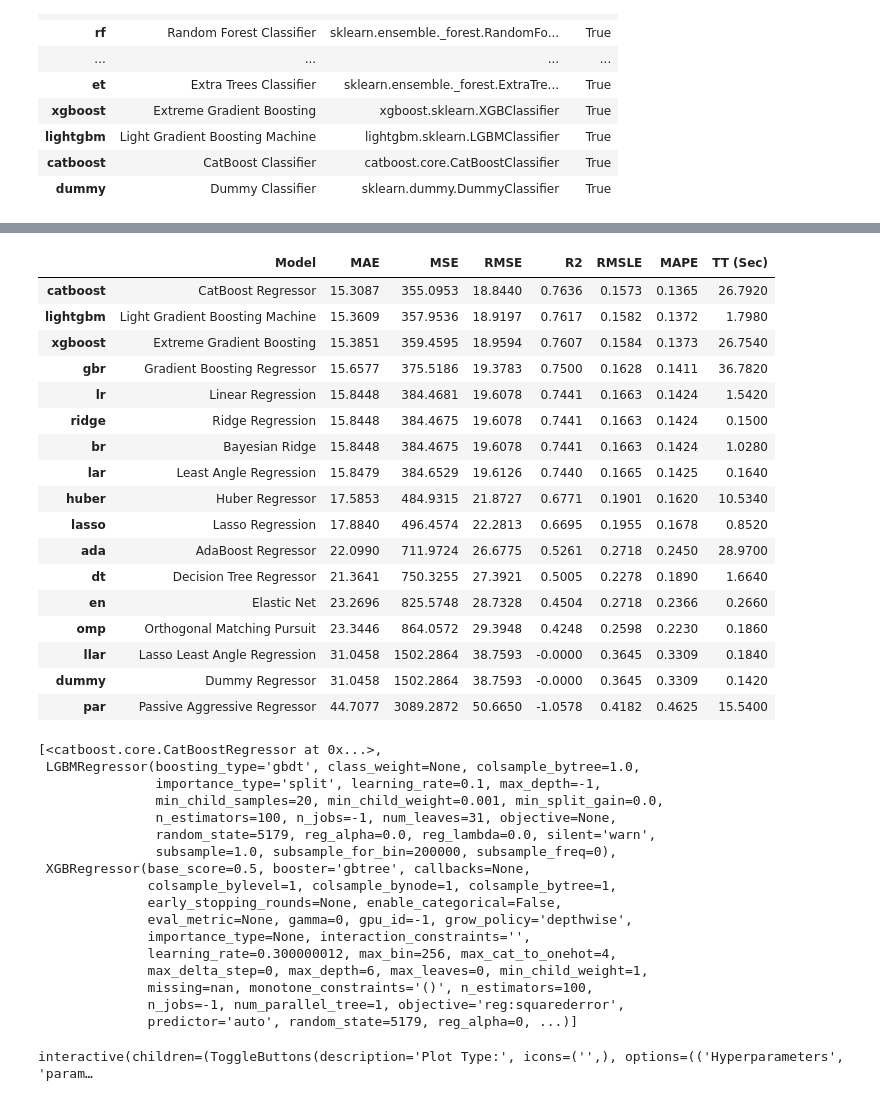
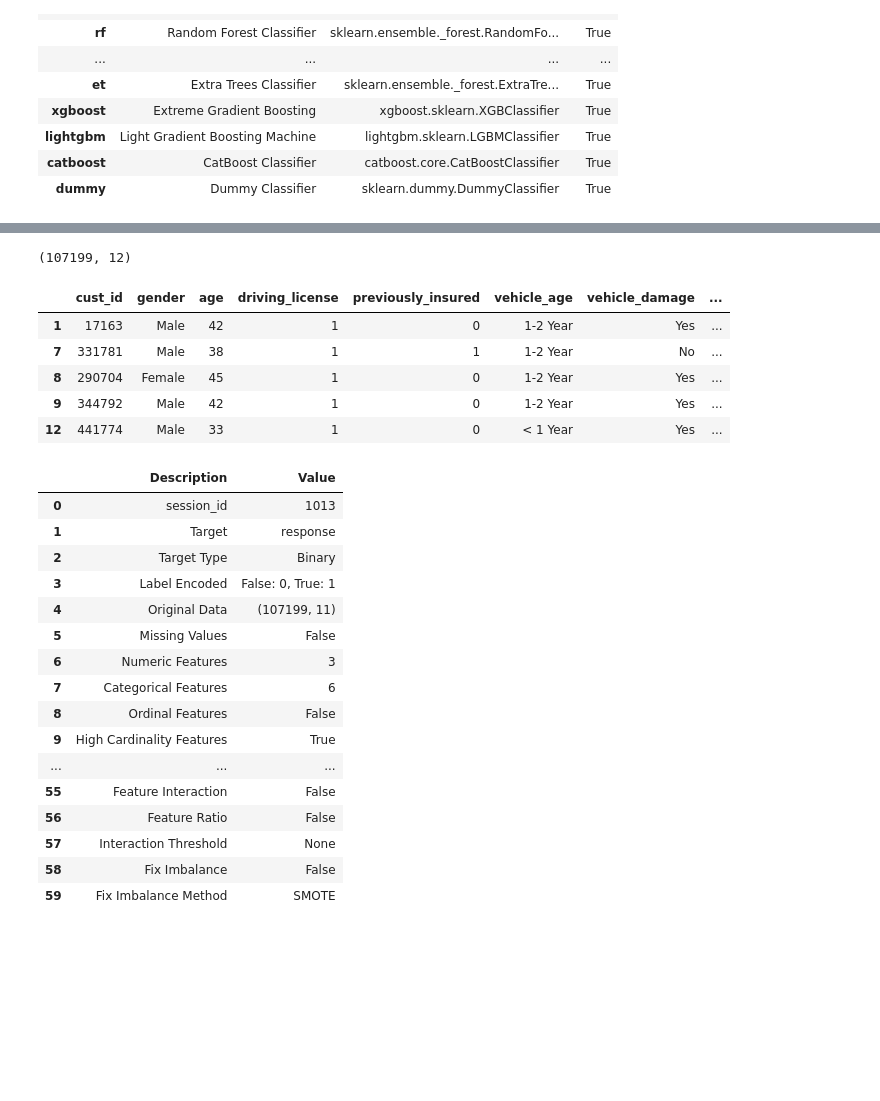
Before and after one commit to gsundeep-tech/churn-prediction, a Jupyter notebook: notebooks/pycaret analysis.ipynb, the cells around one changed output, grey strips where cells are left out. Drawn from its saved outputs; the diff is of its cells as text; code cells hidden in the pictures; blank space fills up the shorter version.

```diff
--- a/notebooks/pycaret analysis.ipynb
+++ b/notebooks/pycaret analysis.ipynb
@@ -152,45 +113,39 @@ reg1 = setup(data=train_data, target='salary', ignore_features=['jobId'], high_c
+# %%
+train_data_28 = train_data.loc[train_data['region_code'] == '28.0']
+# %%
+train_data_28.shape
+# %% [output]
+(107199, 12)
+# %%
+train_data_28 = train_data_28.loc[:, train_data_28.columns!='region_code']
+# %%
+train_data_28.head()
+# %% [output]
+|  | cust_id | gender | age | driving_license | previously_insured | vehicle_age | vehicle_damage | ... |
+| 1 | 17163 | Male | 42 | 1 | 0 | 1-2 Year | Yes | ... |
+| 7 | 331781 | Male | 38 | 1 | 1 | 1-2 Year | No | ... |
+| 8 | 290704 | Female | 45 | 1 | 0 | 1-2 Year | Yes | ... |
+| 9 | 344792 | Male | 42 | 1 | 0 | 1-2 Year | Yes | ... |
+| 12 | 441774 | Male | 33 | 1 | 0 | < 1 Year | Yes | ... |
 # %%
-best1 = compare_models(n_select=3, fold=5, exclude = ['rf', 'et', 'knn'])
+clf = setup(data=train_data_28, target='response', ignore_features=['cust_id'],
+            categorical_features=['gender', 'driving_license', 'previously_insured', 'vehicle_age', 'vehicle_damage'],
+            high_cardinality_features=['policy_sales_channel'], experiment_name='churn1')
 # %% [output]
-|  | Model | MAE | MSE | RMSE | R2 | RMSLE | MAPE | TT (Sec) |
-| catboost | CatBoost Regressor | 15.3087 | 355.0953 | 18.8440 | 0.7636 | 0.1573 | 0.1365 | 26.7920 |
-| lightgbm | Light Gradient Boosting Machine | 15.3609 | 357.9536 | 18.9197 | 0.7617 | 0.1582 | 0.1372 | 1.7980 |
-| xgboost | Extreme Gradient Boosting | 15.3851 | 359.4595 | 18.9594 | 0.7607 | 0.1584 | 0.1373 | 26.7540 |
-| gbr | Gradient Boosting Regressor | 15.6577 | 375.5186 | 19.3783 | 0.7500 | 0.1628 | 0.1411 | 36.7820 |
-| lr | Linear Regression | 15.8448 | 384.4681 | 19.6078 | 0.7441 | 0.1663 | 0.1424 | 1.5420 |
-| ridge | Ridge Regression | 15.8448 | 384.4675 | 19.6078 | 0.7441 | 0.1663 | 0.1424 | 0.1500 |
-| br | Bayesian Ridge | 15.8448 | 384.4675 | 19.6078 | 0.7441 | 0.1663 | 0.1424 | 1.0280 |
-| lar | Least Angle Regression | 15.8479 | 384.6529 | 19.6126 | 0.7440 | 0.1665 | 0.1425 | 0.1640 |
-| huber | Huber Regressor | 17.5853 | 484.9315 | 21.8727 | 0.6771 | 0.1901 | 0.1620 | 10.5340 |
-| lasso | Lasso Regression | 17.8840 | 496.4574 | 22.2813 | 0.6695 | 0.1955 | 0.1678 | 0.8520 |
-| ada | AdaBoost Regressor | 22.0990 | 711.9724 | 26.6775 | 0.5261 | 0.2718 | 0.2450 | 28.9700 |
-| dt | Decision Tree Regressor | 21.3641 | 750.3255 | 27.3921 | 0.5005 | 0.2278 | 0.1890 | 1.6640 |
-| en | Elastic Net | 23.2696 | 825.5748 | 28.7328 | 0.4504 | 0.2718 | 0.2366 | 0.2660 |
-| omp | Orthogonal Matching Pursuit | 23.3446 | 864.0572 | 29.3948 | 0.4248 | 0.2598 | 0.2230 | 0.1860 |
-| llar | Lasso Least Angle Regression | 31.0458 | 1502.2864 | 38.7593 | -0.0000 | 0.3645 | 0.3309 | 0.1840 |
-| dummy | Dummy Regressor | 31.0458 | 1502.2864 | 38.7593 | -0.0000 | 0.3645 | 0.3309 | 0.1420 |
-| par | Passive Aggressive Regressor | 44.7077 | 3089.2872 | 50.6650 | -1.0578 | 0.4182 | 0.4625 | 15.5400 |
+|  | Description | Value |
+| 0 | session_id | 1013 |
+| 1 | Target | response |
+| 2 | Target Type | Binary |
+| 3 | Label Encoded | False: 0, True: 1 |
+| 4 | Original Data | (107199, 11) |
+| 5 | Missing Values | False |
+| 6 | Numeric Features | 3 |
+| 7 | Categorical Features | 6 |
+| 8 | Ordinal Features | False |
+| 9 | High Cardinality Features | True |
+| ... | ... | ... |
+| 55 | Feature Interaction | False |
+| 56 | Feature Ratio | False |
+| 57 | Interaction Threshold | None |
+| 58 | Fix Imbalance | False |
+| 59 | Fix Imbalance Method | SMOTE |
-# %%
-best1
-# %% [output]
-[<catboost.core.CatBoostRegressor at 0x...>,
- LGBMRegressor(boosting_type='gbdt', class_weight=None, colsample_bytree=1.0,
-               importance_type='split', learning_rate=0.1, max_depth=-1,
-               min_child_samples=20, min_child_weight=0.001, min_split_gain=0.0,
-               n_estimators=100, n_jobs=-1, num_leaves=31, objective=None,
-               random_state=5179, reg_alpha=0.0, reg_lambda=0.0, silent='warn',
-               subsample=1.0, subsample_for_bin=200000, subsample_freq=0),
- XGBRegressor(base_score=0.5, booster='gbtree', callbacks=None,
-              colsample_bylevel=1, colsample_bynode=1, colsample_bytree=1,
-              early_stopping_rounds=None, enable_categorical=False,
-              eval_metric=None, gamma=0, gpu_id=-1, grow_policy='depthwise',
-              importance_type=None, interaction_constraints='',
-              learning_rate=0.300000012, max_bin=256, max_cat_to_onehot=4,
-              max_delta_step=0, max_depth=6, max_leaves=0, min_child_weight=1,
-              missing=nan, monotone_constraints='()', n_estimators=100,
-              n_jobs=-1, num_parallel_tree=1, objective='reg:squarederror',
-              predictor='auto', random_state=5179, reg_alpha=0, ...)]
-# %%
-evaluate_model(best1[0])
-# %% [output]
-interactive(children=(ToggleButtons(description='Plot Type:', icons=('',), options=(('Hyperparameters', 'param…
```
Also changed, not shown: parts of 41 cells of this notebook, 42 other files.
